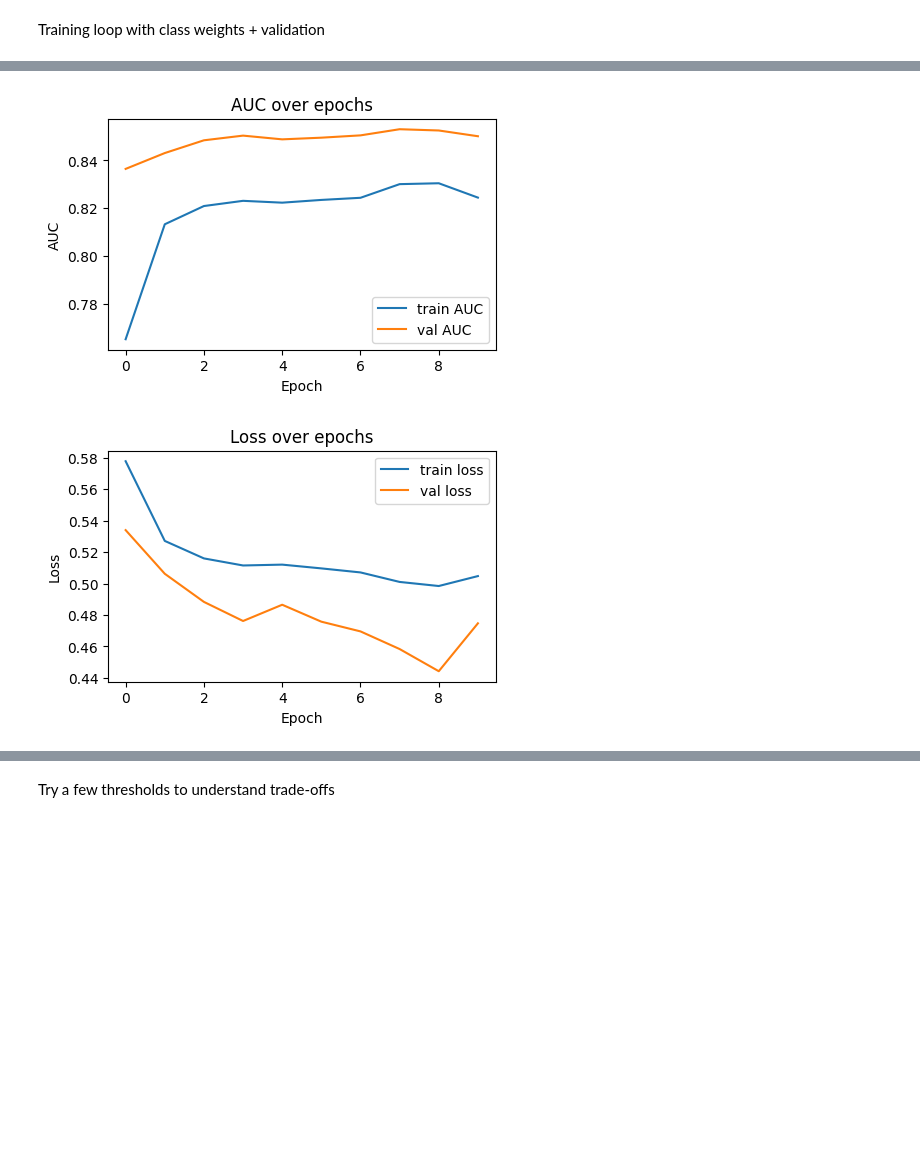
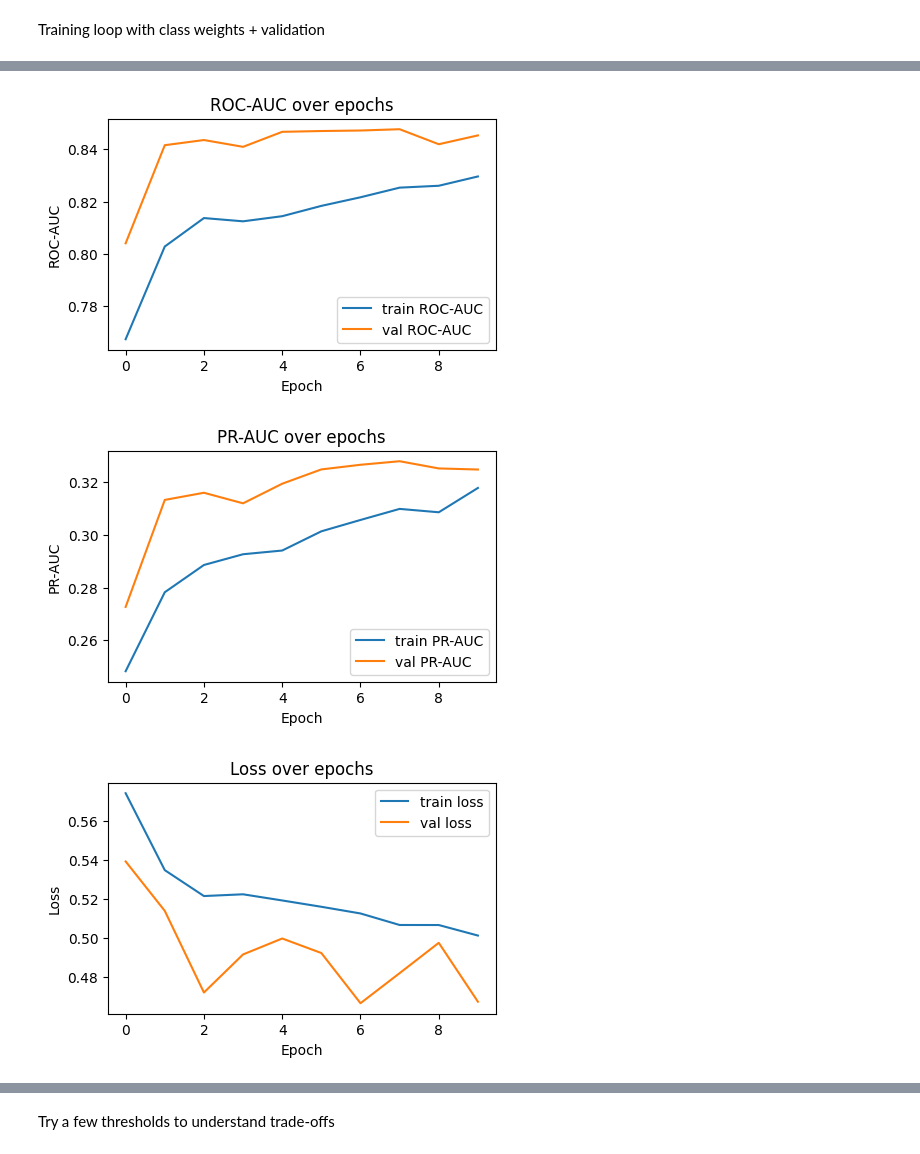
Before and after one commit to madhvesh23/Intent-Classification-ML-Project-, a Jupyter notebook: notebooks/03_train_kg_and_lstm.ipynb, the cells around one changed output, grey strips where cells are left out. Drawn from its saved outputs; the diff is of its cells as text; code cells hidden in the pictures; blank space fills up the shorter version.

```diff
--- a/notebooks/03_train_kg_and_lstm.ipynb
+++ b/notebooks/03_train_kg_and_lstm.ipynb
@@ -1711,22 +1711,22 @@ NUM_FEATURES = X_train_seq.shape[2]
 model = models.Sequential([
     layers.Input(shape=(SEQ_LEN, NUM_FEATURES)),
 
-    # LSTM layer
+    # Single LSTM
     layers.LSTM(64, return_sequences=False),
     layers.Dropout(0.3),
 
-    # Dense layers
+    # Dense head
     layers.Dense(32, activation="relu"),
     layers.Dropout(0.3),
-    layers.Dense(1, activation="sigmoid"),  # binary output
+    layers.Dense(1, activation="sigmoid"),
 ])
 
 model.compile(
     optimizer=tf.keras.optimizers.Adam(learning_rate=1e-3),
     loss="binary_crossentropy",
     metrics=[
-        "accuracy",
         tf.keras.metrics.AUC(name="auc"),
+        tf.keras.metrics.AUC(curve="PR", name="pr_auc"),
         tf.keras.metrics.Precision(name="precision"),
         tf.keras.metrics.Recall(name="recall"),
     ],
@@ -1755,7 +1755,7 @@ Model: "sequential"
 Training loop with class weights + validation
 # %%
 BATCH_SIZE = 512
-EPOCHS = 10  # you can tune
+EPOCHS = 10
 
 history = model.fit(
     X_train_seq, y_train,
@@ -1765,7 +1765,7 @@ history = model.fit(
     class_weight=class_weights,
     callbacks=[
         tf.keras.callbacks.EarlyStopping(
-            monitor="val_auc",
+            monitor="val_pr_auc",
             patience=3,
             mode="max",
             restore_best_weights=True,
@@ -1796,34 +1796,46 @@ Epoch 10/10
 # %%
 import matplotlib.pyplot as plt
 
 def plot_history(history):
     hist = history.history
 
-    # 1) AUC
+    # 1️⃣ ROC AUC
     if "auc" in hist:
         plt.figure(figsize=(5,3))
-        plt.plot(hist["auc"], label="train AUC")
-        plt.plot(hist["val_auc"], label="val AUC")
+        plt.plot(hist["auc"], label="train ROC-AUC")
+        plt.plot(hist["val_auc"], label="val ROC-AUC")
         plt.xlabel("Epoch")
-        plt.ylabel("AUC")
-        plt.title("AUC over epochs")
+        plt.ylabel("ROC-AUC")
+        plt.title("ROC-AUC over epochs")
         plt.legend()
         plt.show()
 
-    # 2) Loss
+    # 2️⃣ PR AUC (🔥 important)
+    if "pr_auc" in hist:
+        plt.figure(figsize=(5,3))
+        plt.plot(hist["pr_auc"], label="train PR-AUC")
+        plt.plot(hist["val_pr_auc"], label="val PR-AUC")
+        plt.xlabel("Epoch")
+        plt.ylabel("PR-AUC")
+        plt.title("PR-AUC over epochs")
+        plt.legend()
+        plt.show()
+
+    # 3️⃣ Loss
     plt.figure(figsize=(5,3))
     plt.plot(hist["loss"], label="train loss")
     plt.plot(hist["val_loss"], label="val loss")
     plt.xlabel("Epoch")
     plt.ylabel("Loss")
     plt.title("Loss over epochs")
     plt.legend()
     plt.show()
 
 plot_history(history)
 # %% [output]
-[figure, old version]
+[figure, new version]
-[figure, old version]
+[figure, new version]
+[figure, added]
 # %%
 # Predict probability of attack
 y_val_prob = model.predict(X_val_seq).ravel()
```
Also changed, not shown: parts of 18 cells of this notebook, 3 other files.
